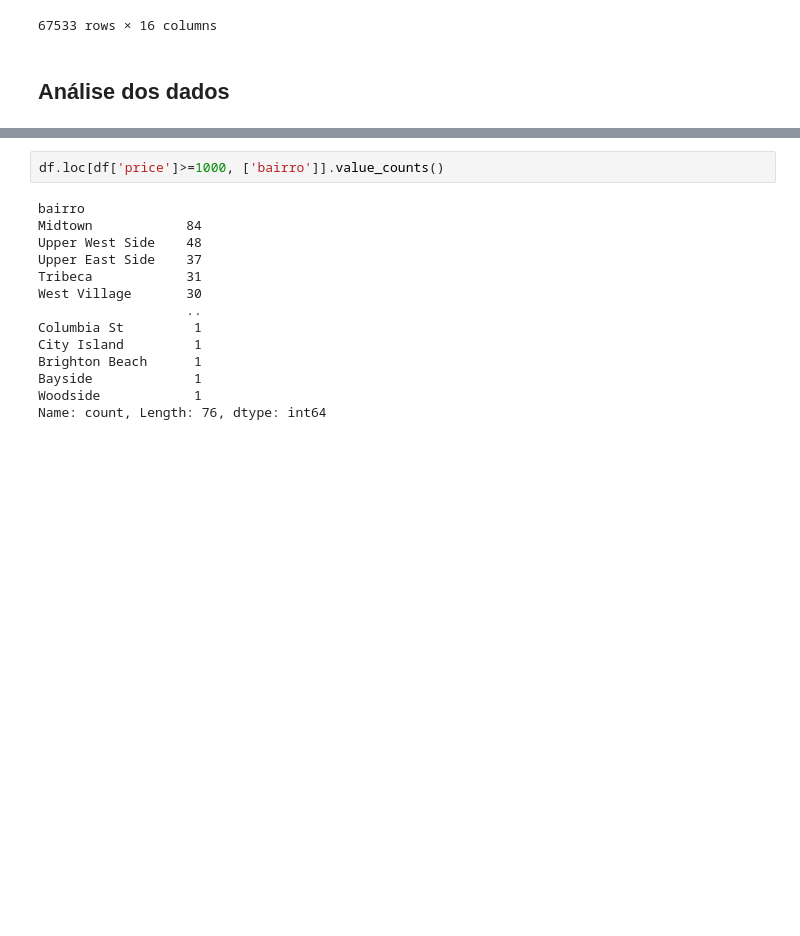
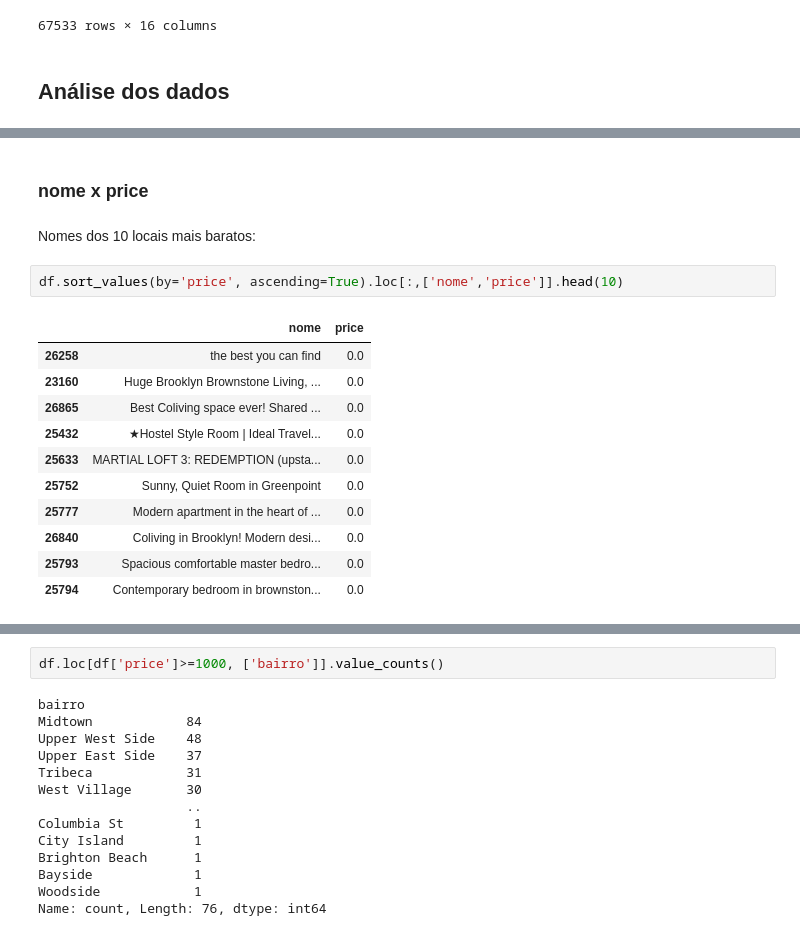
Before and after one commit to pedrobslima/LH_CD_PEDROBARROSDESOUZALIMA, a Jupyter notebook: incidium.ipynb, the cells around one changed output, grey strips where cells are left out. Drawn from its saved outputs; the diff is of its cells as text; blank space fills up the shorter version.

```diff
--- a/incidium.ipynb
+++ b/incidium.ipynb
@@ -316,0 +385,18 @@ df
+# %% [markdown]
+### nome x price
+# %% [markdown]
+Nomes dos 10 locais mais baratos:
+# %%
+df.sort_values(by='price', ascending=True).loc[:,['nome','price']].head(10)
+# %% [output]
+|  | nome | price |
+| 26258 | the best you can find | 0.0 |
+| 23160 | Huge Brooklyn Brownstone Living, ... | 0.0 |
+| 26865 | Best Coliving space ever! Shared ... | 0.0 |
+| 25432 | ★Hostel Style Room | Ideal Travel... | 0.0 |
+| 25633 | MARTIAL LOFT 3: REDEMPTION (upsta... | 0.0 |
+| 25752 | Sunny, Quiet Room in Greenpoint | 0.0 |
+| 25777 | Modern apartment in the heart of ... | 0.0 |
+| 26840 | Coliving in Brooklyn! Modern desi... | 0.0 |
+| 25793 | Spacious comfortable master bedro... | 0.0 |
+| 25794 | Contemporary bedroom in brownston... | 0.0 |
```
Also changed, not shown: parts of 59 cells of this notebook.
